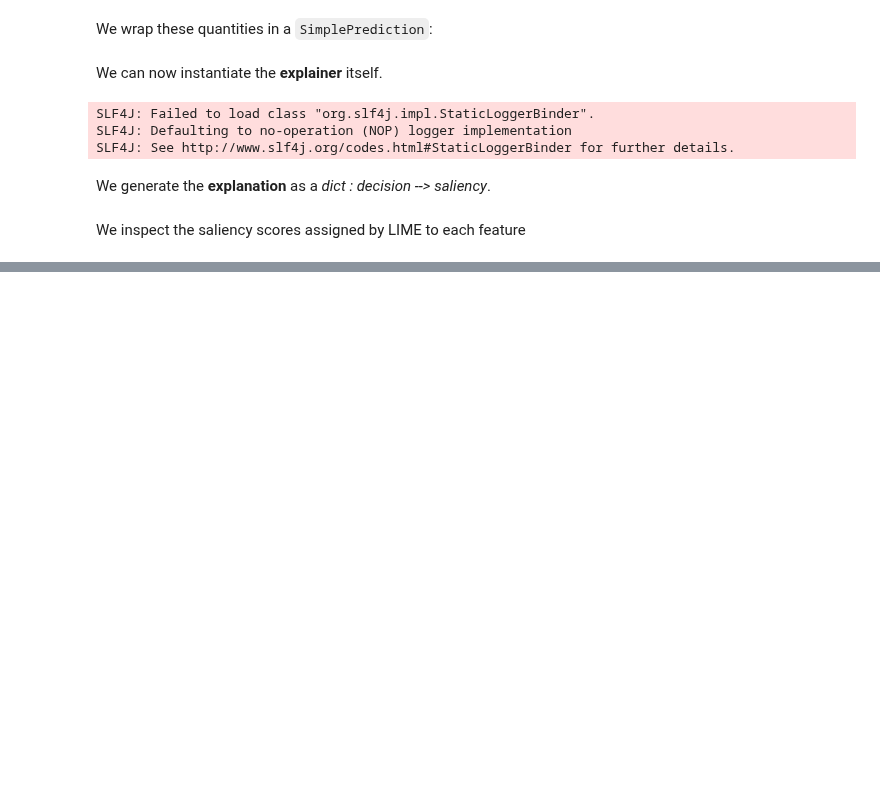
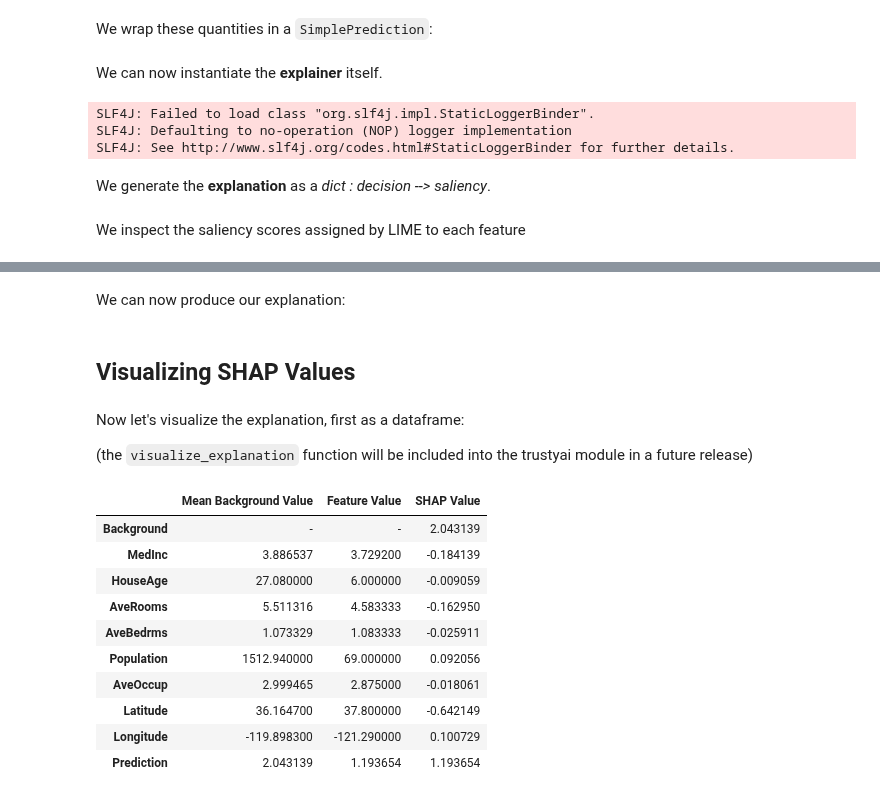
Before and after one commit to trustyai-explainability/trustyai-explainability-python-examples, a Jupyter notebook: examples/SHAP.ipynb, the cells around one changed output, grey strips where cells are left out. Saved outputs shown, nothing was run; the diff lists cells and outputs as text; code cells hidden in the pictures; blank space fills up the shorter version.

```diff
--- a/examples/SHAP.ipynb
+++ b/examples/SHAP.ipynb
@@ -109,0 +196,2 @@ Saliency{output=Output{value=true, type=boolean, score=-0.39704407681377063, nam
+# %% [markdown]
+We can now produce our explanation:
@@ -109,0 +200,56 @@ Saliency{output=Output{value=true, type=boolean, score=-0.39704407681377063, nam
+# %% [markdown]
+## Visualizing SHAP Values
+# %% [markdown]
+Now let's visualize the explanation, first as a dataframe:
+
+(the `visualize_explanation` function will be included into the trustyai module in a future release)
+# %%
+import pandas as pd
+from IPython.display import display
+from matplotlib.colors import  LinearSegmentedColormap
+
+def visualize_explanations_as_text(explanation, background):
+    def color_feature_values(feature_vals, background_vals):
+        formats = []
+        for i, x in enumerate(feature_vals[1:-1]):
+            if x<background_vals[i]:
+                formats.append("background-color:#ee0000")
+            elif x>background_vals[i]:
+                formats.append("background-color:#13ba3c")
+            else:
+                formats.append(None)
+        return [None] + formats + [None]
+
+    cmap = LinearSegmentedColormap.from_list(name='rwg', colors=['#ee0000', "#ffffff","#13ba3c"])
+
+    for i, saliency in enumerate(explanation.getSaliencies()):
+        background_mean_f_vals = np.mean([[f.getValue().asNumber() for f in pi.getFeatures()] for pi in background], 0).tolist()
+        f_vals = [pfi.getFeature().getValue().asNumber() for pfi in saliency.getPerFeatureImportance()]
+        shap_vals = [pfi.getScore() for pfi in saliency.getPerFeatureImportance()]
+        feature_names = [str(pfi.getFeature().getName()) for pfi in saliency.getPerFeatureImportance()]
+        columns = ['Mean Background Value', 'Feature Value', 'SHAP Value']
+        df = pd.DataFrame([background_mean_f_vals, f_vals, shap_vals], index=columns, columns=feature_names).T
+        fnull = explanation.getFnull().getEntry(i)
+        background_row = pd.DataFrame([["-","-",fnull]], index=['Background'], columns=columns)
+        prediction_row = pd.DataFrame([[fnull,sum(shap_vals) + fnull,sum(shap_vals) + fnull]], index=['Prediction'], columns=columns)
+        df = pd.concat([background_row, df, prediction_row])
+
+        slices = (slice(feature_names[0],feature_names[-1]), 'SHAP Value')
+        vmin, vmax = -1*max(np.abs(shap_vals)), max(np.abs(shap_vals))
+        style = df.style.background_gradient(cmap, subset=slices, vmin=vmin, vmax=vmax)
+        display(style.apply(color_feature_values, background_vals=background_mean_f_vals, subset='Feature Value', axis=0))
+
+
+visualize_explanations_as_text(explanations, X_train_PIs[:100])
+# %% [output]
+|  | Mean Background Value | Feature Value | SHAP Value |
+| Background | - | - | 2.043139 |
+| MedInc | 3.886537 | 3.729200 | -0.184139 |
+| HouseAge | 27.080000 | 6.000000 | -0.009059 |
+| AveRooms | 5.511316 | 4.583333 | -0.162950 |
+| AveBedrms | 1.073329 | 1.083333 | -0.025911 |
+| Population | 1512.940000 | 69.000000 | 0.092056 |
+| AveOccup | 2.999465 | 2.875000 | -0.018061 |
+| Latitude | 36.164700 | 37.800000 | -0.642149 |
+| Longitude | -119.898300 | -121.290000 | 0.100729 |
+| Prediction | 2.043139 | 1.193654 | 1.193654 |
```
Also changed, not shown: parts of 21 cells of this notebook, 4 other files.
